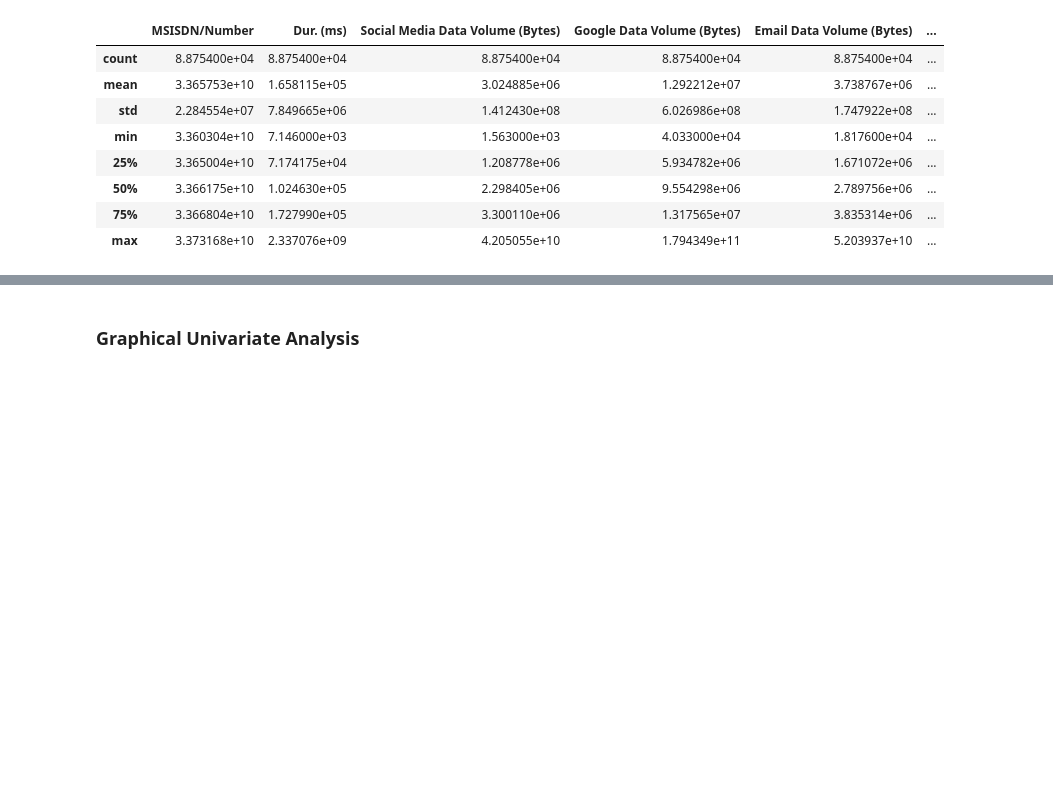
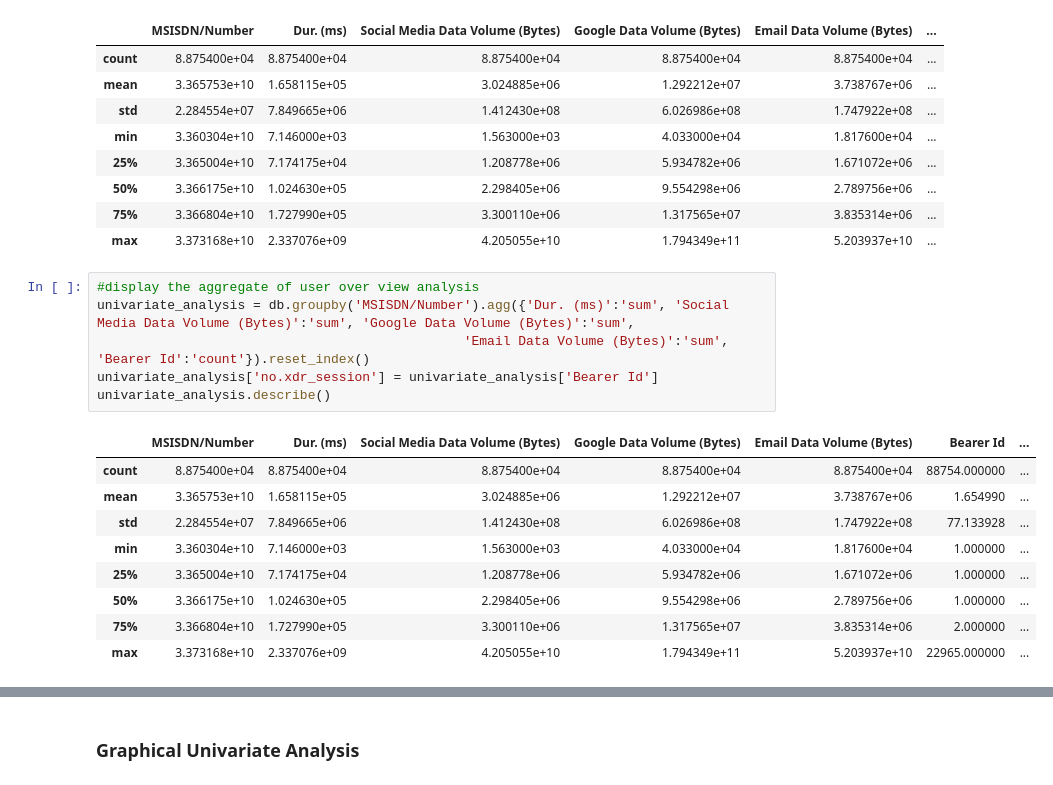
Before and after one commit to hikmab/User-Analytics-Telecomm-Industry, a Jupyter notebook: notebook/user over view analysis .ipynb, the cells around one changed output, grey strips where cells are left out. Saved outputs shown, nothing was run; the diff lists cells and outputs as text; blank space fills up the shorter version.

Commit message:
graphical and non graphical univarite analysis and bivarite

```diff
--- a/notebook/user over view analysis .ipynb
+++ b/notebook/user over view analysis .ipynb
@@ -759,3 +759,19 @@ univariate_analysis.describe()
 | 50% | 3.366175e+10 | 1.024630e+05 | 2.298405e+06 | 9.554298e+06 | 2.789756e+06 | ... |
 | 75% | 3.366804e+10 | 1.727990e+05 | 3.300110e+06 | 1.317565e+07 | 3.835314e+06 | ... |
 | max | 3.373168e+10 | 2.337076e+09 | 4.205055e+10 | 1.794349e+11 | 5.203937e+10 | ... |
+# %%
+#display the aggregate of user over view analysis
+univariate_analysis = db.groupby('MSISDN/Number').agg({'Dur. (ms)':'sum', 'Social Media Data Volume (Bytes)':'sum', 'Google Data Volume (Bytes)':'sum',
+                                               'Email Data Volume (Bytes)':'sum', 'Bearer Id':'count'}).reset_index()
+univariate_analysis['no.xdr_session'] = univariate_analysis['Bearer Id']
+univariate_analysis.describe()
+# %% [output]
+|  | MSISDN/Number | Dur. (ms) | Social Media Data Volume (Bytes) | Google Data Volume (Bytes) | Email Data Volume (Bytes) | Bearer Id | ... |
+| count | 8.875400e+04 | 8.875400e+04 | 8.875400e+04 | 8.875400e+04 | 8.875400e+04 | 88754.000000 | ... |
+| mean | 3.365753e+10 | 1.658115e+05 | 3.024885e+06 | 1.292212e+07 | 3.738767e+06 | 1.654990 | ... |
+| std | 2.284554e+07 | 7.849665e+06 | 1.412430e+08 | 6.026986e+08 | 1.747922e+08 | 77.133928 | ... |
+| min | 3.360304e+10 | 7.146000e+03 | 1.563000e+03 | 4.033000e+04 | 1.817600e+04 | 1.000000 | ... |
+| 25% | 3.365004e+10 | 7.174175e+04 | 1.208778e+06 | 5.934782e+06 | 1.671072e+06 | 1.000000 | ... |
+| 50% | 3.366175e+10 | 1.024630e+05 | 2.298405e+06 | 9.554298e+06 | 2.789756e+06 | 1.000000 | ... |
+| 75% | 3.366804e+10 | 1.727990e+05 | 3.300110e+06 | 1.317565e+07 | 3.835314e+06 | 2.000000 | ... |
+| max | 3.373168e+10 | 2.337076e+09 | 4.205055e+10 | 1.794349e+11 | 5.203937e+10 | 22965.000000 | ... |
```
Also changed, not shown: parts of 27 cells of this notebook.
